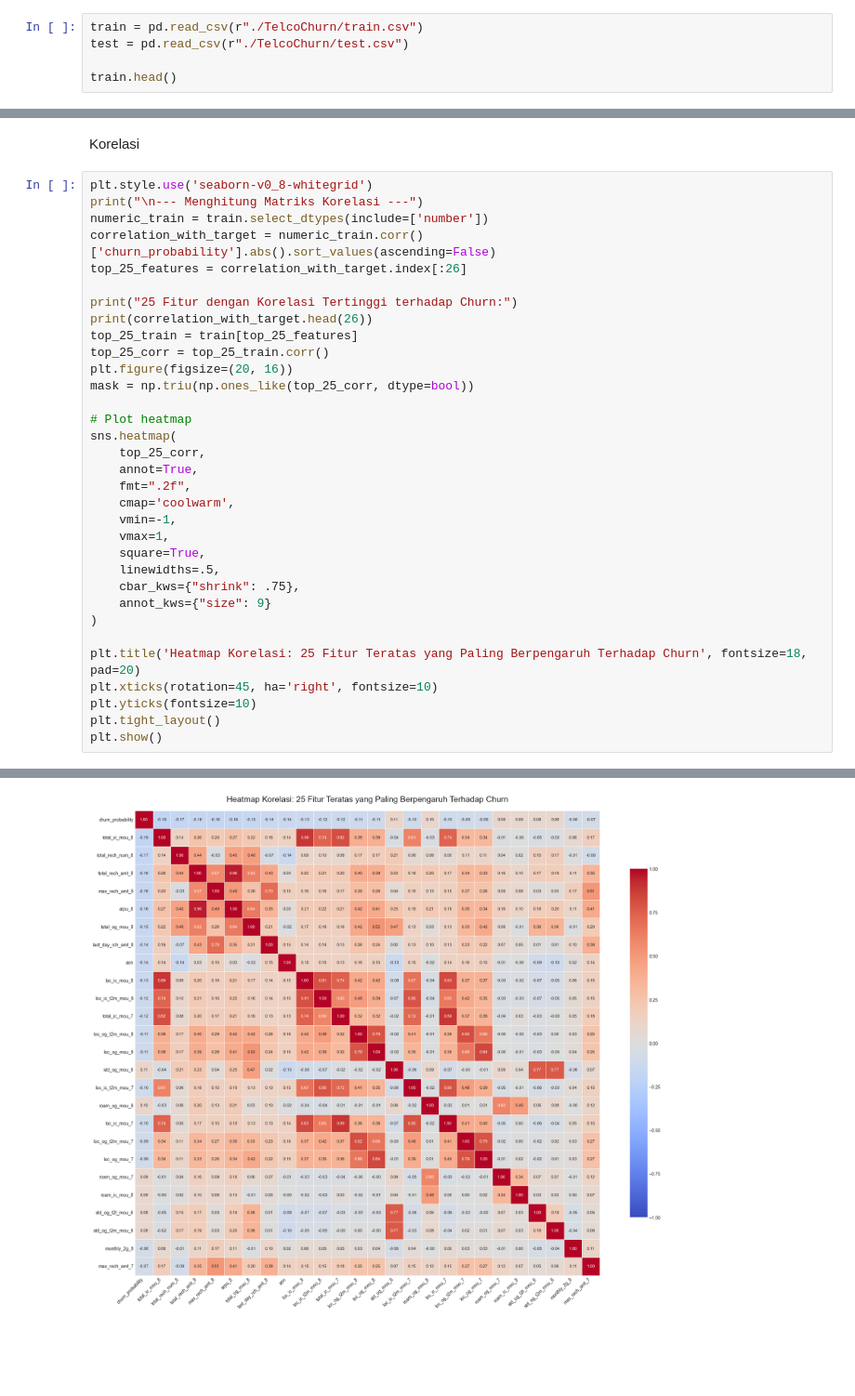
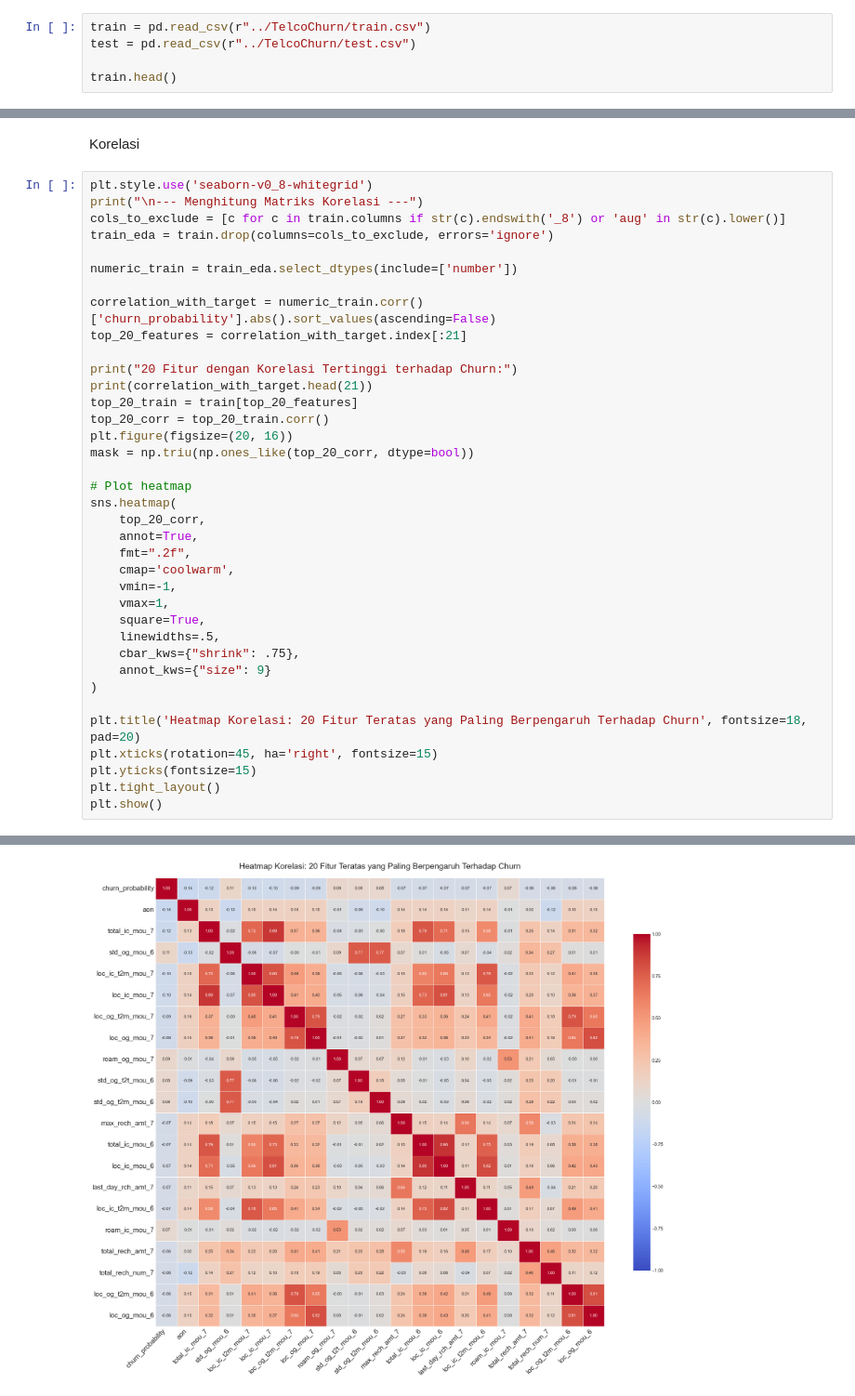
Before and after one commit to andrewparulian1/Telecom-Churn-Case-Study, a Jupyter notebook: Catboost.ipynb, the cells around one changed output, grey strips where cells are left out. Shown at 93% size. Cells and saved outputs as stored; diff of their text form; blank space fills up the shorter version.

```diff
--- a/Catboost.ipynb
+++ b/Catboost.ipynb
@@ -36,8 +40,8 @@ dictionary
 | 34 | FB_USER | Service scheme to avail services ... |
 | 35 | VBC | Volume based cost when no specifi... |
 # %%
-train = pd.read_csv(r"./TelcoChurn/train.csv")
-test = pd.read_csv(r"./TelcoChurn/test.csv")
+train = pd.read_csv(r"../TelcoChurn/train.csv")
+test = pd.read_csv(r"../TelcoChurn/test.csv")
 
 train.head()
 # %% [output]
@@ -171,20 +197,24 @@ Korelasi
 # %%
 plt.style.use('seaborn-v0_8-whitegrid')
 print("\n--- Menghitung Matriks Korelasi ---")
-numeric_train = train.select_dtypes(include=['number'])
+cols_to_exclude = [c for c in train.columns if str(c).endswith('_8') or 'aug' in str(c).lower()]
+train_eda = train.drop(columns=cols_to_exclude, errors='ignore')
+
+numeric_train = train_eda.select_dtypes(include=['number'])
+
 correlation_with_target = numeric_train.corr()['churn_probability'].abs().sort_values(ascending=False)
-top_25_features = correlation_with_target.index[:26]
+top_20_features = correlation_with_target.index[:21]
 
-print("25 Fitur dengan Korelasi Tertinggi terhadap Churn:")
-print(correlation_with_target.head(26))
-top_25_train = train[top_25_features]
-top_25_corr = top_25_train.corr()
+print("20 Fitur dengan Korelasi Tertinggi terhadap Churn:")
+print(correlation_with_target.head(21))
+top_20_train = train[top_20_features]
+top_20_corr = top_20_train.corr()
 plt.figure(figsize=(20, 16))
-mask = np.triu(np.ones_like(top_25_corr, dtype=bool))
+mask = np.triu(np.ones_like(top_20_corr, dtype=bool))
 
 # Plot heatmap
 sns.heatmap(
-    top_25_corr,
+    top_20_corr,
     annot=True,
     fmt=".2f",
     cmap='coolwarm',
@@ -196,9 +226,9 @@ sns.heatmap(
     annot_kws={"size": 9}
 )
 
-plt.title('Heatmap Korelasi: 25 Fitur Teratas yang Paling Berpengaruh Terhadap Churn', fontsize=18, pad=20)
-plt.xticks(rotation=45, ha='right', fontsize=10)
-plt.yticks(fontsize=10)
+plt.title('Heatmap Korelasi: 20 Fitur Teratas yang Paling Berpengaruh Terhadap Churn', fontsize=18, pad=20)
+plt.xticks(rotation=45, ha='right', fontsize=15)
+plt.yticks(fontsize=15)
 plt.tight_layout()
 plt.show()
 # %% [output]
@@ -221,2 +251,2 @@ max_rech_amt_7        0.073366
 Name: churn_probability, dtype: float64
-[figure, old version]
+[figure, new version]
```
Also changed, not shown: parts of 20 cells of this notebook.
